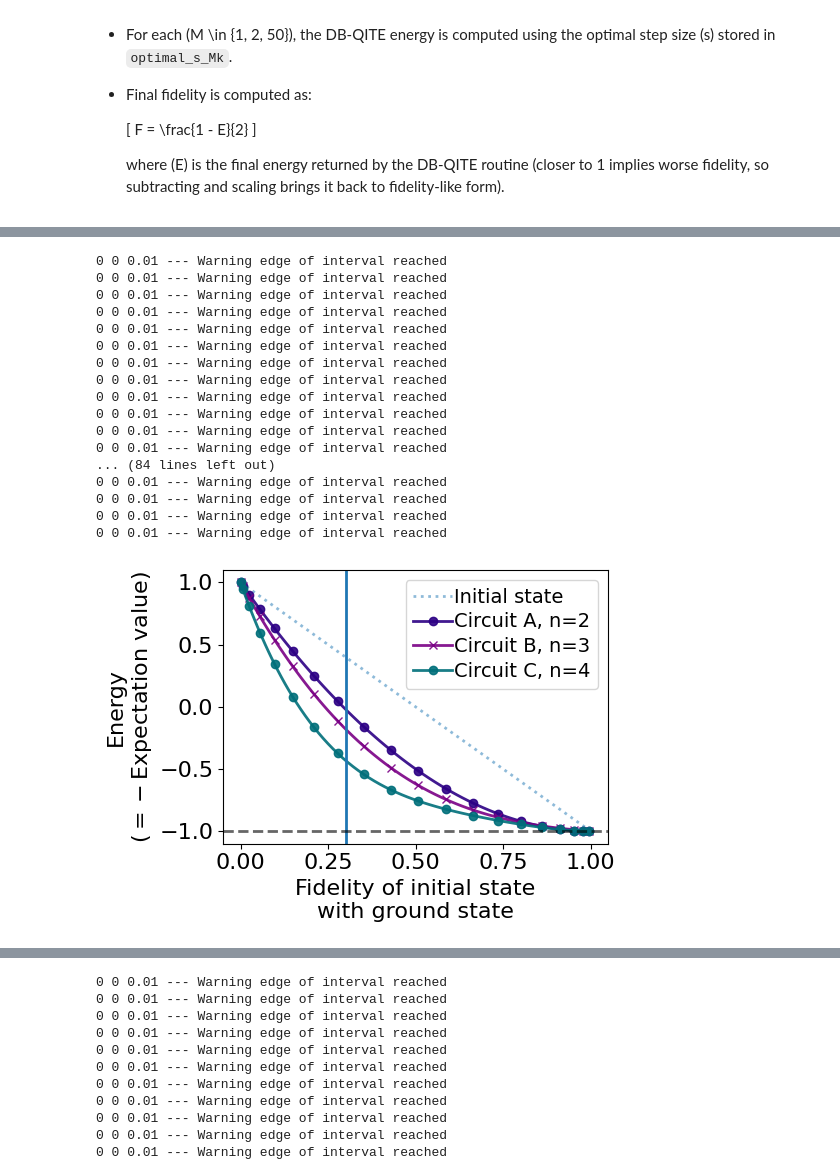
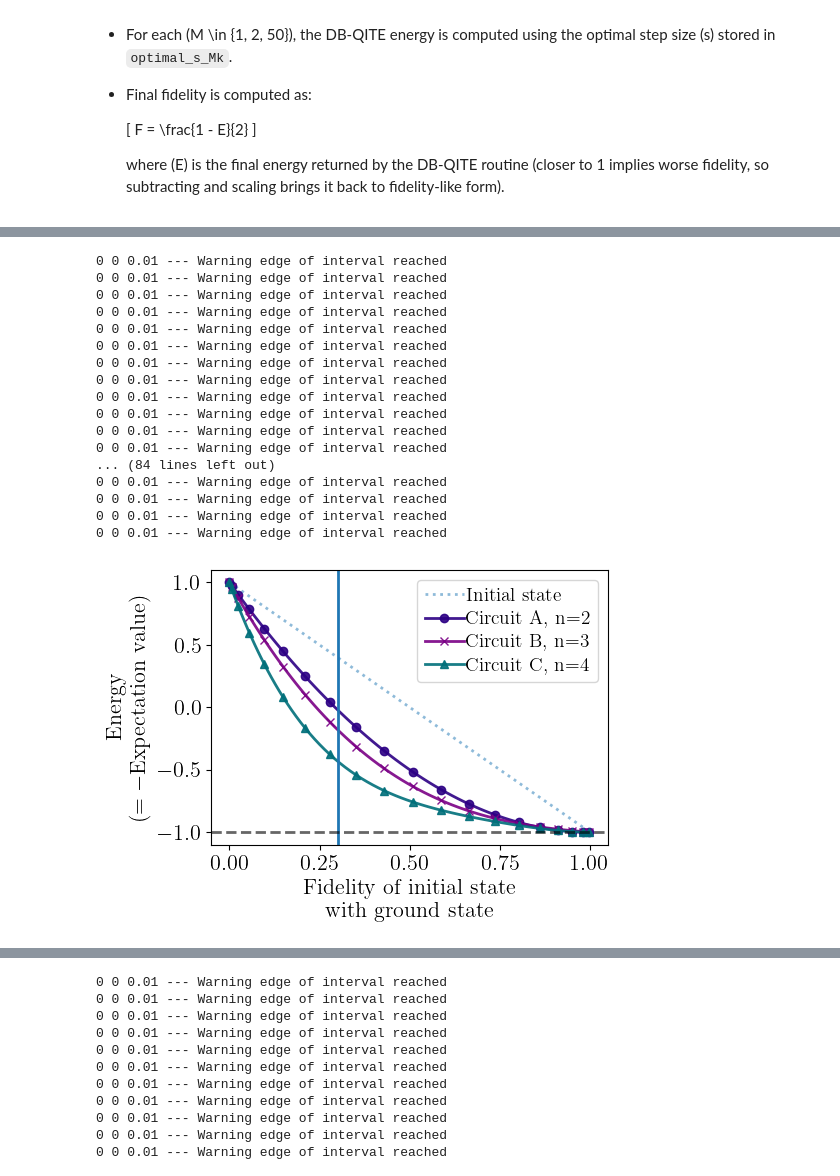
Before and after one commit to khanhuyengiang/dbac, a Jupyter notebook: jupyter_notebooks/qite_dme_notebook_k1_k2_energy.ipynb, the cells around one changed output, grey strips where cells are left out. Cells and saved outputs as stored; diff of their text form; code cells hidden in the pictures.

```diff
--- a/jupyter_notebooks/qite_dme_notebook_k1_k2_energy.ipynb
+++ b/jupyter_notebooks/qite_dme_notebook_k1_k2_energy.ipynb
@@ -27,8 +27,8 @@ plt.rcParams.update({
     'legend.labelspacing': .3,
     'legend.columnspacing': .3,
     'legend.handletextpad': .1,
-    # 'text.usetex': True,
-    # 'font.family': "serif",
+    'text.usetex': True,
+    'font.family': "serif",
     'font.serif': "cm",
     'figure.figsize': [5, 3.5],
     'figure.autolayout': True
@@ -180,8 +175,8 @@ target_fidelity = -1
 
 # Helper: Fidelity w.r.t. |0⟩
 def fidelity_with_0(state):
-    ρ = state @ state.T.conj() if state.ndim == 2 else state
-    return np.real(state_0.conj().T @ ρ @ state_0)
+    rho = state @ state.T.conj() if state.ndim == 2 else state
+    return np.real(state_0.conj().T @ rho @ state_0)
 
 # Initial state fidelities and GCI energy
 fidelities_original = [fidelity_with_0(psi) for psi in psis]
@@ -213,7 +208,7 @@ for i, (label, energies) in enumerate(dict_fid_RGCI_1.items()):
 
 for i, (label, energies) in enumerate(dict_fid_RGCI_2.items()):
     ax.plot(fidelities_original, energies, label=label, color=color[i+2],
-            marker=markers[i], markevery=5, markersize=6, alpha=0.9)
+            marker=markers[i+2], markevery=5, markersize=6, alpha=0.9)
 
 ax.axvline(0.3)
 
@@ -227,34 +222,34 @@ ax.legend()
 ax.annotate(r'$|1\rangle\langle 1|$',
             xy=(fidelities_original[0], res_init[0] + 1),
             xytext=(fidelities_original[0] + 0.15, res_init[0] + 0.9),
             arrowprops=dict(arrowstyle='->', lw=1.5))
 
 ax.annotate(r'$|0\rangle\langle 0|$',
             xy=(fidelities_original[-1], res_init[-1] - 2),
             xytext=(fidelities_original[-1] - 0.1, res_init[-1] - 1.5),
             arrowprops=dict(arrowstyle='->', lw=1.5))
 
 plt.tight_layout()
 plt.savefig(f'plots/energy_QITE_DME_k_2_M_fidelity_final_vs_original.pdf')
 # %% [output]
 0 0 0.01 --- Warning edge of interval reached
 0 0 0.01 --- Warning edge of interval reached
 0 0 0.01 --- Warning edge of interval reached
 0 0 0.01 --- Warning edge of interval reached
 0 0 0.01 --- Warning edge of interval reached
 0 0 0.01 --- Warning edge of interval reached
 0 0 0.01 --- Warning edge of interval reached
 0 0 0.01 --- Warning edge of interval reached
 0 0 0.01 --- Warning edge of interval reached
 0 0 0.01 --- Warning edge of interval reached
 0 0 0.01 --- Warning edge of interval reached
 0 0 0.01 --- Warning edge of interval reached
 ... (84 lines left out)
 0 0 0.01 --- Warning edge of interval reached
 0 0 0.01 --- Warning edge of interval reached
 0 0 0.01 --- Warning edge of interval reached
 0 0 0.01 --- Warning edge of interval reached
-[figure, old version]
+[figure, new version]
 # %%
 import numpy as np
 import matplotlib.pyplot as plt
```
Also changed, not shown: parts of 4 cells of this notebook, 34 other files.
